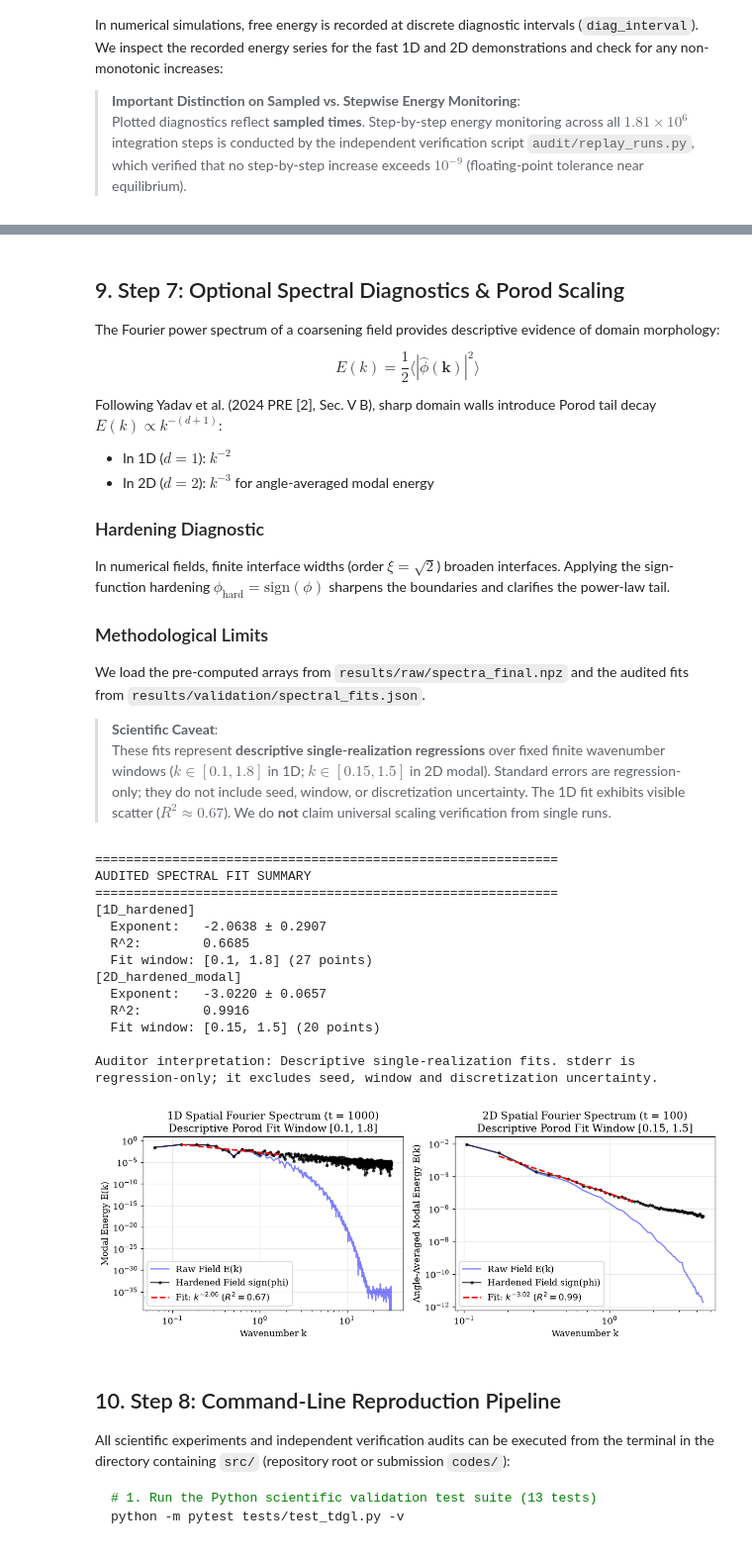
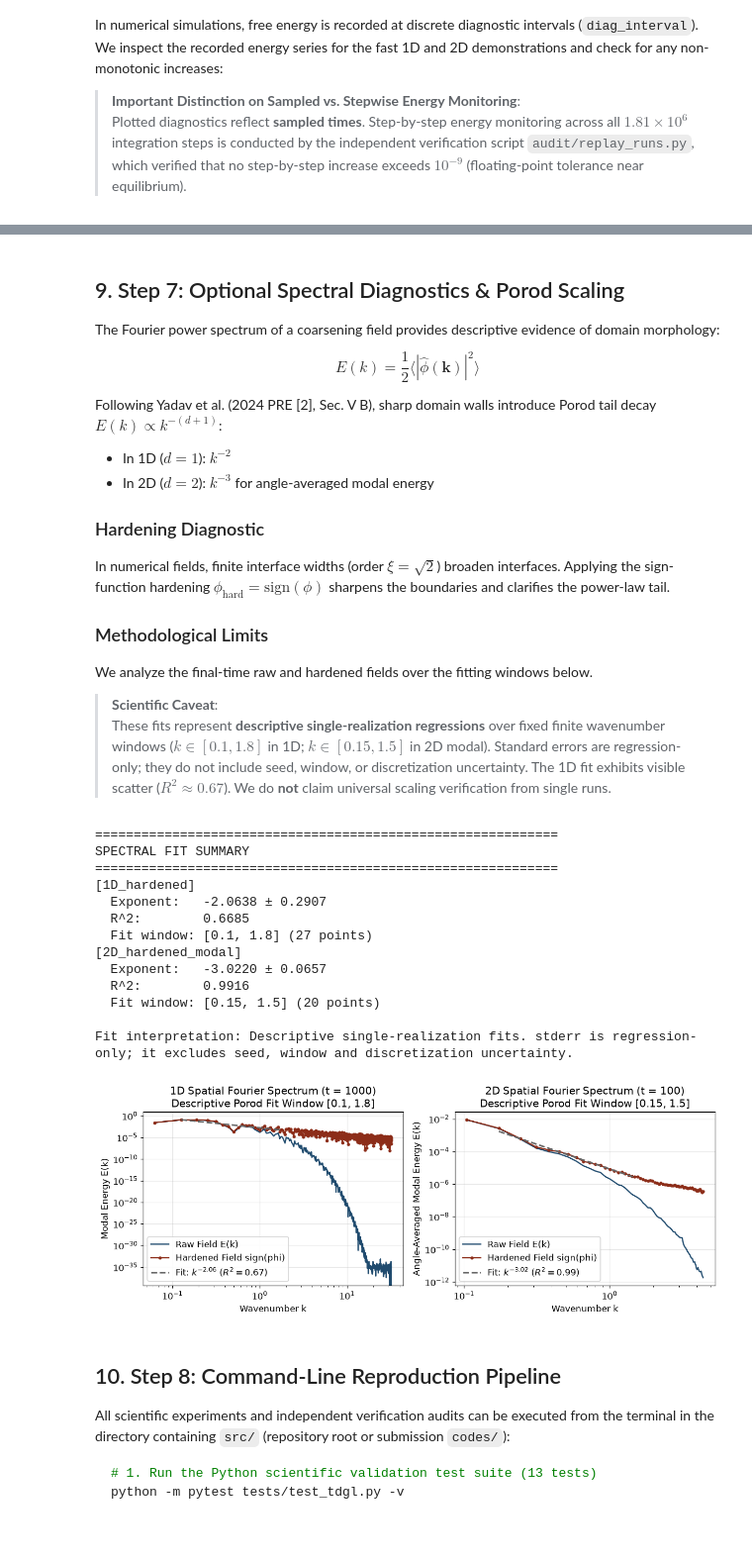
Before and after one commit to ChandranilDas/IDC_P20, a Jupyter notebook: notebooks/P20_Simulations.ipynb, the cells around one changed output, grey strips where cells are left out. Shown at 99% size. Cells and saved outputs as stored; diff of their text form; code cells hidden in the pictures.

```diff
--- a/notebooks/P20_Simulations.ipynb
+++ b/notebooks/P20_Simulations.ipynb
@@ -108,9 +108,11 @@ from src.tdgl_2d import simulate_2d
 from src.initial_conditions import make_random_ic_1d, make_random_ic_2d, make_kink_1d
 from src.validation import validate_fixed_points, validate_kink_convergence, check_free_energy_monotonicity
 
+from src.plot_style import FIELD, ENERGY, MEAN, MOMENT, RMS, MAX_ERROR, RAW, HARDENED, REFERENCE, FIELD_CMAP, time_color
+
 # Plot styling configuration
 plt.rcParams.update({
-    "font.family": "serif",
+    "font.family": "DejaVu Sans",
     "font.size": 11,
     "axes.grid": True,
     "grid.alpha": 0.3,
@@ -503,12 +504,9 @@ Recompute these summaries directly from the fields and check them against the co
 # %%
-with open("results/reference_results.json") as stream:
-    reference = json.load(stream)
-for name, data in [("tdgl_1d_random", data_1d), ("tdgl_2d_random", data_2d), ("tdgl_1d_kink_antikink", data_pair)]:
+from IPython.display import display, Markdown
+rows = ["| Run | Mean absolute field | Half squared moment | Free energy | Energy density |", "|---|---:|---:|---:|---:|"]
+for label, data in [("1D ordering", data_1d), ("2D ordering", data_2d), ("Paired walls", data_pair)]:
     field = data["snapshots"][-1]
     volume = float(data["L"]) ** field.ndim
-    measured = {"mean_abs": float(np.mean(np.abs(field))), "mean_square_half": float(np.mean(field**2)/2), "free_energy": float(data["free_energy"][-1]), "energy_density": float(data["free_energy"][-1]/volume)}
-    for key, value in measured.items():
-        np.testing.assert_allclose(value, reference["runs"][name][key], rtol=0, atol=1e-12)
-    print(name, json.dumps(measured))
-print("All full-run summaries agree with the common reference record.")
+    rows.append(f"| {label} | {np.mean(np.abs(field)):.9f} | {np.mean(field**2)/2:.9f} | {data['free_energy'][-1]:.9f} | {data['free_energy'][-1]/volume:.9f} |")
+display(Markdown("\n".join(rows)))
 # %% [output]
@@ -531,7 +530,7 @@ Following Yadav et al. (2024 PRE [2], Sec. V B), sharp domain walls introduce Po
 In numerical fields, finite interface widths (order $\xi = \sqrt{2}$) broaden interfaces. Applying the sign-function hardening $\phi_{\text{hard}} = \text{sign}(\phi)$ sharpens the boundaries and clarifies the power-law tail.
 
 ### Methodological Limits
-We load the pre-computed arrays from `results/raw/spectra_final.npz` and the audited fits from `results/validation/spectral_fits.json`.
+We analyze the final-time raw and hardened fields over the fitting windows below.
 > **Scientific Caveat**:
 > These fits represent **descriptive single-realization regressions** over fixed finite wavenumber windows ($k \in [0.1, 1.8]$ in 1D; $k \in [0.15, 1.5]$ in 2D modal). Standard errors are regression-only; they do not include seed, window, or discretization uncertainty. The 1D fit exhibits visible scatter ($R^2 \approx 0.67$). We do **not** claim universal scaling verification from single runs.
 # %%
@@ -541,7 +540,7 @@ with open("results/validation/spectral_fits.json", "r") as f:
     fits_data = json.load(f)
 
 print("=" * 60)
-print("AUDITED SPECTRAL FIT SUMMARY")
+print("SPECTRAL FIT SUMMARY")
 print("=" * 60)
 for key, info in fits_data.items():
     if key == "interpretation":
@@ -551,7 +550,7 @@ for key, info in fits_data.items():
     print(f"  R^2:        {info['r_squared']:.4f}")
     print(f"  Fit window: [{info['k_min']}, {info['k_max']}] ({info['num_points']} points)")
 
-print(f"\nAuditor interpretation: {fits_data['interpretation']}")
+print(f"\nFit interpretation: {fits_data['interpretation']}")
 
 # Plot 1D and 2D modal spectra with audited fit lines
 fig, (ax1, ax2) = plt.subplots(1, 2, figsize=(11, 4.3))
@@ -562,14 +561,14 @@ raw_1d = spectra_data["raw_1d"]
 hard_1d = spectra_data["hardened_1d"]
 fit_1d = fits_data["1D_hardened"]
 
-ax1.loglog(k_1d[1:], raw_1d[1:], "b-", alpha=0.5, label="Raw Field E(k)")
-ax1.loglog(k_1d[1:], hard_1d[1:], "k.-", alpha=0.7, label="Hardened Field sign(phi)")
+ax1.loglog(k_1d[1:], raw_1d[1:], "-", color=RAW, label="Raw Field E(k)")
+ax1.loglog(k_1d[1:], hard_1d[1:], ".-", color=HARDENED, label="Hardened Field sign(phi)")
 
 # 1D Fit line
 k_mask_1d = (k_1d >= fit_1d["k_min"]) & (k_1d <= fit_1d["k_max"])
 k_fit_1d = k_1d[k_mask_1d]
 E_fit_1d = fit_1d["amplitude"] * (k_fit_1d ** fit_1d["exponent"])
-ax1.loglog(k_fit_1d, E_fit_1d, "r--", linewidth=2.0, label=f"Fit: $k^{{{fit_1d['exponent']:.2f}}}$ ($R^2={fit_1d['r_squared']:.2f}$)")
+ax1.loglog(k_fit_1d, E_fit_1d, "--", color=REFERENCE, linewidth=2.0, label=f"Fit: $k^{{{fit_1d['exponent']:.2f}}}$ ($R^2={fit_1d['r_squared']:.2f}$)")
 
 ax1.set_xlabel("Wavenumber k")
 ax1.set_ylabel("Modal Energy E(k)")
@@ -580,39 +579,39 @@ ax1.legend(loc="lower left", framealpha=0.9)
 k_2d = spectra_data["k_2d"]
 raw_2d = spectra_data["raw_2d_modal"]
 hard_2d = spectra_data["hardened_2d_modal"]
 fit_2d = fits_data["2D_hardened_modal"]
 
-ax2.loglog(k_2d[1:], raw_2d[1:], "b-", alpha=0.5, label="Raw Field E(k)")
-ax2.loglog(k_2d[1:], hard_2d[1:], "k.-", alpha=0.7, label="Hardened Field sign(phi)")
+ax2.loglog(k_2d[1:], raw_2d[1:], "-", color=RAW, label="Raw Field E(k)")
+ax2.loglog(k_2d[1:], hard_2d[1:], ".-", color=HARDENED, label="Hardened Field sign(phi)")
 
 # 2D Fit line
 k_mask_2d = (k_2d >= fit_2d["k_min"]) & (k_2d <= fit_2d["k_max"])
 k_fit_2d = k_2d[k_mask_2d]
 E_fit_2d = fit_2d["amplitude"] * (k_fit_2d ** fit_2d["exponent"])
-ax2.loglog(k_fit_2d, E_fit_2d, "r--", linewidth=2.0, label=f"Fit: $k^{{{fit_2d['exponent']:.2f}}}$ ($R^2={fit_2d['r_squared']:.2f}$)")
+ax2.loglog(k_fit_2d, E_fit_2d, "--", color=REFERENCE, linewidth=2.0, label=f"Fit: $k^{{{fit_2d['exponent']:.2f}}}$ ($R^2={fit_2d['r_squared']:.2f}$)")
 
 ax2.set_xlabel("Wavenumber k")
 ax2.set_ylabel("Angle-Averaged Modal Energy E(k)")
 ax2.set_title("2D Spatial Fourier Spectrum (t = 100)\nDescriptive Porod Fit Window [0.15, 1.5]")
 ax2.legend(loc="lower left", framealpha=0.9)
 
 plt.tight_layout()
 plt.show()
 # %% [output]
 ============================================================
-AUDITED SPECTRAL FIT SUMMARY
+SPECTRAL FIT SUMMARY
 ============================================================
 [1D_hardened]
   Exponent:   -2.0638 ± 0.2907
   R^2:        0.6685
   Fit window: [0.1, 1.8] (27 points)
 [2D_hardened_modal]
   Exponent:   -3.0220 ± 0.0657
   R^2:        0.9916
   Fit window: [0.15, 1.5] (20 points)
 
-Auditor interpretation: Descriptive single-realization fits. stderr is regression-only; it excludes seed, window and discretization uncertainty.
+Fit interpretation: Descriptive single-realization fits. stderr is regression-only; it excludes seed, window and discretization uncertainty.
-[figure, old version]
+[figure, new version]
 # %% [markdown]
 ## 10. Step 8: Command-Line Reproduction Pipeline
 
```
Also changed, not shown: parts of 13 cells of this notebook, 58 other files.
